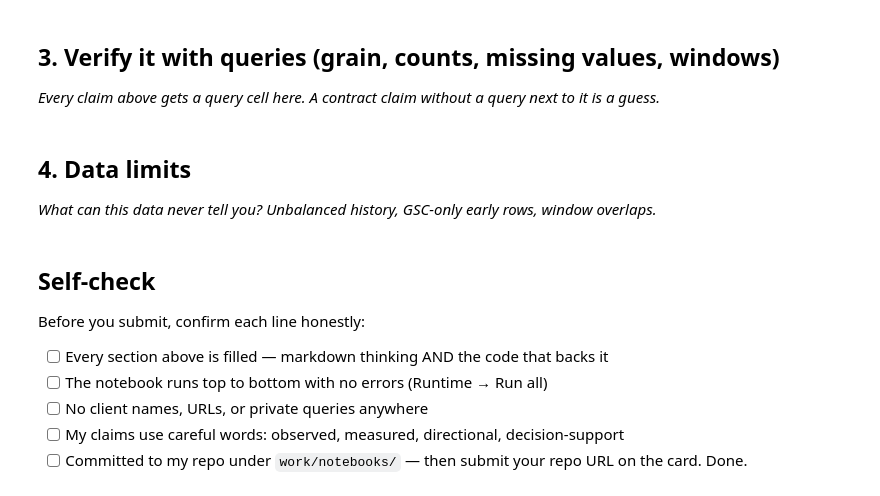
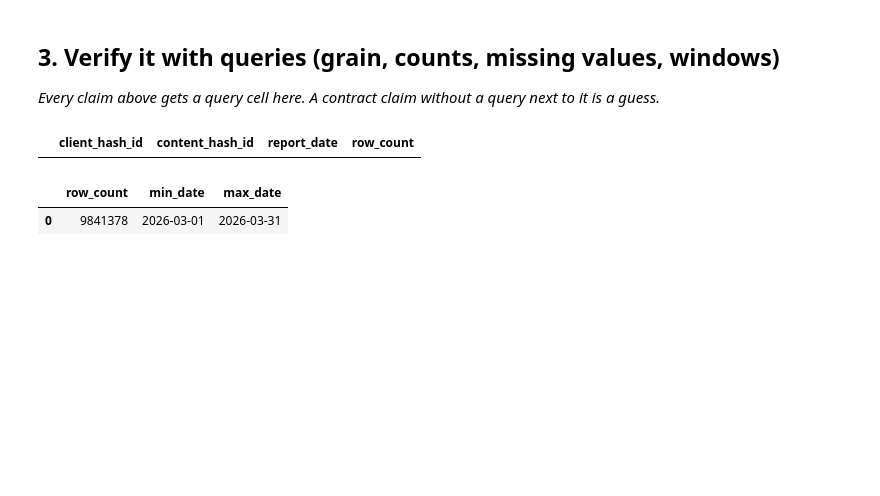
Before and after one commit to damiannogueira/flyrank-ml-intership, a Jupyter notebook: work/notebooks/w03_data_contract.ipynb, the cells around one changed output. Drawn from its saved outputs; the diff is of its cells as text; code cells hidden in the pictures; blank space fills up the shorter version.

```diff
--- a/work/notebooks/w03_data_contract.ipynb
+++ b/work/notebooks/w03_data_contract.ipynb
@@ -22,0 +24,16 @@ This skeleton is yours to fill. Work the sections **in order** — each one has
+# %%
+# Install DuckDB and open a connection to the remote warehouse.
+# The Hugging Face token is registered securely without printing it.
+
+%pip -q install duckdb
+
+import duckdb
+
+con = duckdb.connect()
+
+con.execute(
+    f"CREATE OR REPLACE SECRET hf "
+    f"(TYPE huggingface, TOKEN '{HF_TOKEN}')"
+)
+
+print("DuckDB connection ready.")
@@ -30,4 +87,0 @@ This skeleton is yours to fill. Work the sections **in order** — each one has
-# %% [markdown]
-## 4. Data limits
-
-*What can this data never tell you? Unbalanced history, GSC-only early rows, window overlaps.*
@@ -37,10 +88,37 @@ This skeleton is yours to fill. Work the sections **in order** — each one has
-# %% [markdown]
-## Self-check
-
-Before you submit, confirm each line honestly:
-
-- [ ] Every section above is filled — markdown thinking AND the code that backs it
-- [ ] The notebook runs top to bottom with no errors (Runtime → Run all)
-- [ ] No client names, URLs, or private queries anywhere
-- [ ] My claims use careful words: observed, measured, directional, decision-support
-- [ ] Committed to my repo under `work/notebooks/` — then submit your repo URL on the card. Done.
+# %%
+# Query 1: verify the daily table grain.
+# One row should represent one client, one content item, and one report date.
+
+grain_check = con.sql(f"""
+    SELECT
+        client_hash_id,
+        content_hash_id,
+        report_date,
+        COUNT(*) AS row_count
+    FROM {MARCH_REL}
+    GROUP BY
+        client_hash_id,
+        content_hash_id,
+        report_date
+    HAVING COUNT(*) > 1
+    LIMIT 10
+""").df()
+
+grain_check
+# %% [output]
+|  | client_hash_id | content_hash_id | report_date | row_count |
+# %%
+# Query 2: verify the row count and date span for March 2026.
+
+count_window_check = con.sql(f"""
+    SELECT
+        COUNT(*) AS row_count,
+        MIN(report_date) AS min_date,
+        MAX(report_date) AS max_date
+    FROM {MARCH_REL}
+""").df()
+
+count_window_check
+# %% [output]
+|  | row_count | min_date | max_date |
+| 0 | 9841378 | 2026-03-01 | 2026-03-31 |
```
Also changed, not shown: parts of 22 cells of this notebook.
